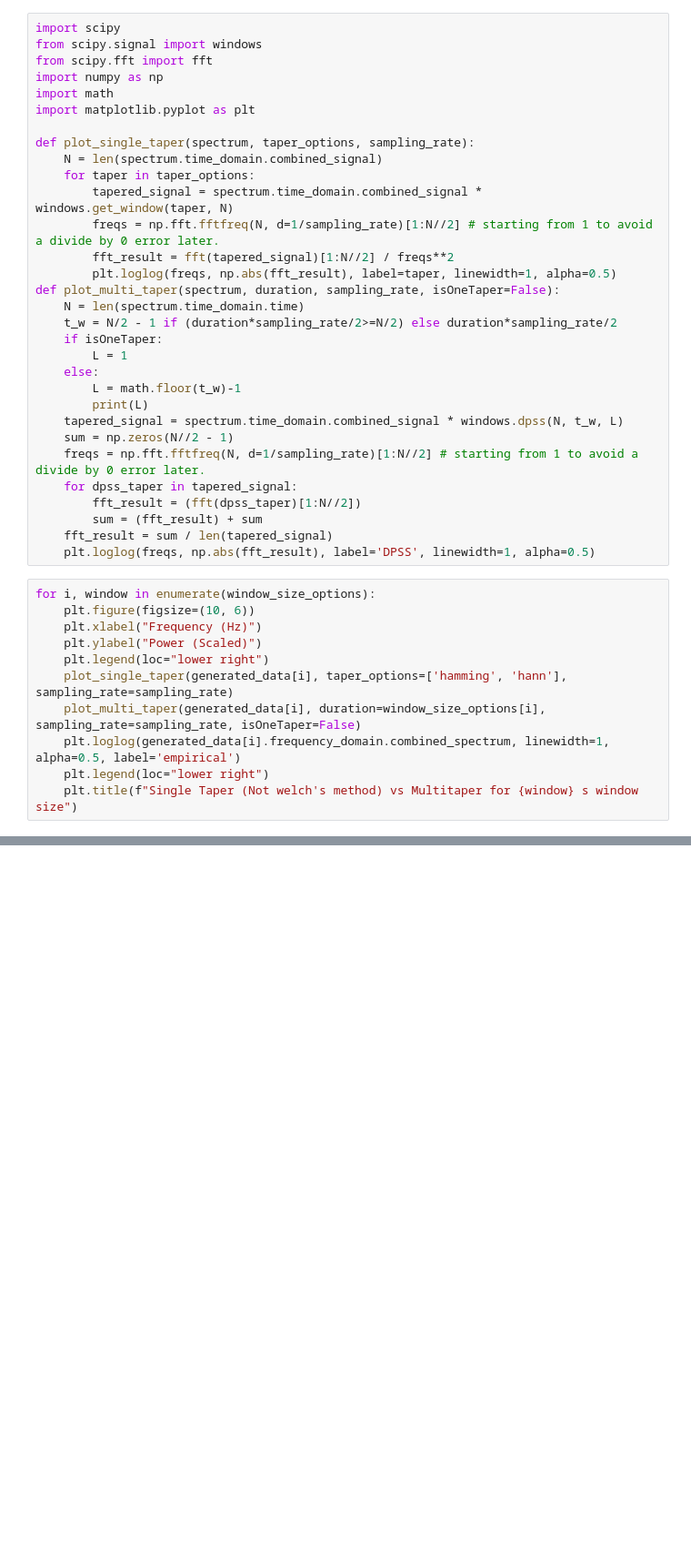
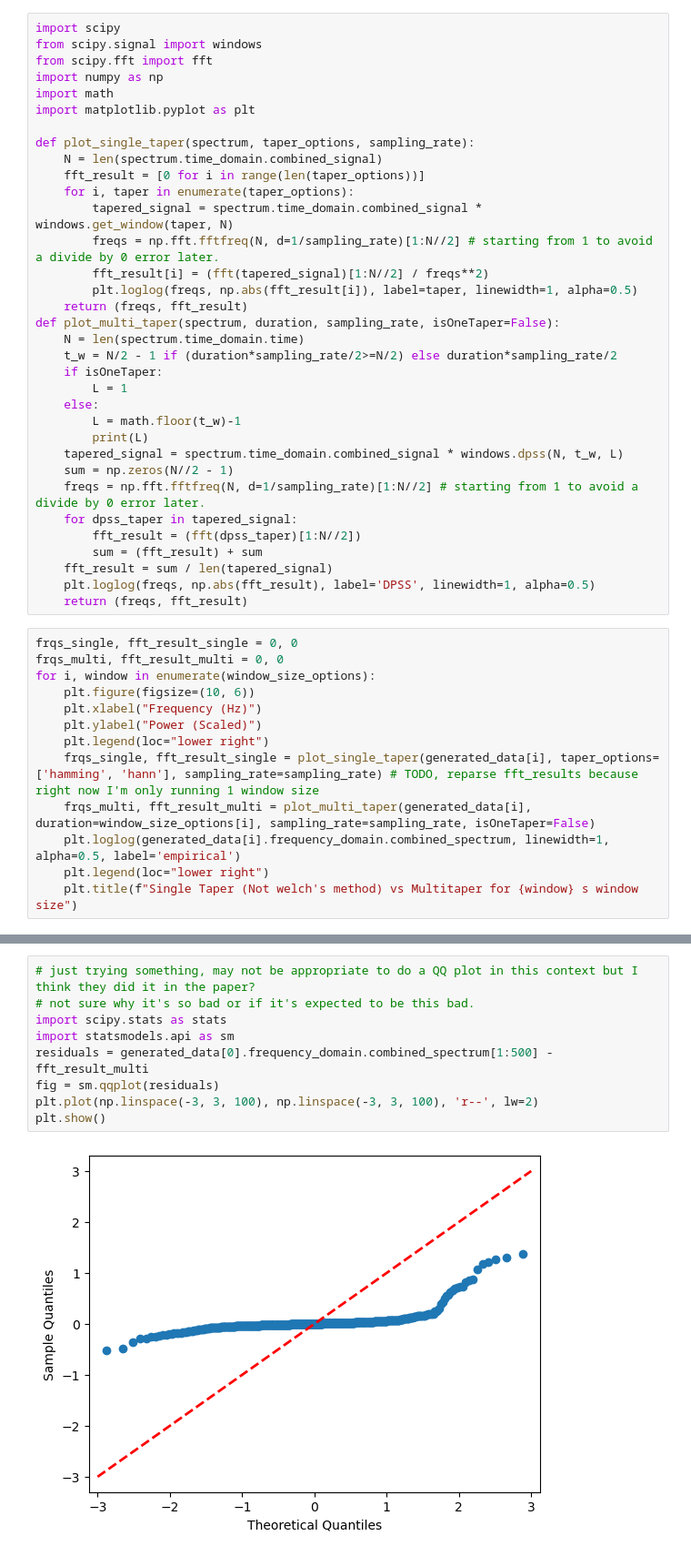
Before and after one commit to anika-kum/spectral-analysis-comparison, a Jupyter notebook: notebook.ipynb, the cells around one changed output, grey strips where cells are left out. Shown at 91% size. Drawn from its saved outputs; the diff is of its cells as text; blank space fills up the shorter version.

```diff
--- a/notebook.ipynb
+++ b/notebook.ipynb
@@ -33,11 +33,13 @@ import matplotlib.pyplot as plt
 
 def plot_single_taper(spectrum, taper_options, sampling_rate):
     N = len(spectrum.time_domain.combined_signal)
-    for taper in taper_options:
+    fft_result = [0 for i in range(len(taper_options))]
+    for i, taper in enumerate(taper_options):
         tapered_signal = spectrum.time_domain.combined_signal * windows.get_window(taper, N)
         freqs = np.fft.fftfreq(N, d=1/sampling_rate)[1:N//2] # starting from 1 to avoid a divide by 0 error later.
-        fft_result = fft(tapered_signal)[1:N//2] / freqs**2
-        plt.loglog(freqs, np.abs(fft_result), label=taper, linewidth=1, alpha=0.5)
+        fft_result[i] = (fft(tapered_signal)[1:N//2] / freqs**2)
+        plt.loglog(freqs, np.abs(fft_result[i]), label=taper, linewidth=1, alpha=0.5)
+    return (freqs, fft_result)
 def plot_multi_taper(spectrum, duration, sampling_rate, isOneTaper=False):
     N = len(spectrum.time_domain.time)
     t_w = N/2 - 1 if (duration*sampling_rate/2>=N/2) else duration*sampling_rate/2
@@ -54,14 +56,17 @@ def plot_multi_taper(spectrum, duration, sampling_rate, isOneTaper=False):
         sum = (fft_result) + sum
     fft_result = sum / len(tapered_signal)
     plt.loglog(freqs, np.abs(fft_result), label='DPSS', linewidth=1, alpha=0.5)
+    return (freqs, fft_result)
 # %%
+frqs_single, fft_result_single = 0, 0
+frqs_multi, fft_result_multi = 0, 0
 for i, window in enumerate(window_size_options):
     plt.figure(figsize=(10, 6))
     plt.xlabel("Frequency (Hz)")
     plt.ylabel("Power (Scaled)")
     plt.legend(loc="lower right")
-    plot_single_taper(generated_data[i], taper_options=['hamming', 'hann'], sampling_rate=sampling_rate)
-    plot_multi_taper(generated_data[i], duration=window_size_options[i], sampling_rate=sampling_rate, isOneTaper=False)
+    frqs_single, fft_result_single = plot_single_taper(generated_data[i], taper_options=['hamming', 'hann'], sampling_rate=sampling_rate) # TODO, reparse fft_results because right now I'm only running 1 window size
+    frqs_multi, fft_result_multi = plot_multi_taper(generated_data[i], duration=window_size_options[i], sampling_rate=sampling_rate, isOneTaper=False)
     plt.loglog(generated_data[i].frequency_domain.combined_spectrum, linewidth=1, alpha=0.5, label='empirical')
     plt.legend(loc="lower right")
     plt.title(f"Single Taper (Not welch's method) vs Multitaper for {window} s window size")
@@ -76,0 +76,11 @@ for i, window in enumerate(window_size_options):
+# %%
+# just trying something, may not be appropriate to do a QQ plot in this context but I think they did it in the paper?
+# not sure why it's so bad or if it's expected to be this bad.
+import scipy.stats as stats
+import statsmodels.api as sm
+residuals = generated_data[0].frequency_domain.combined_spectrum[1:500] - fft_result_multi
+fig = sm.qqplot(residuals)
+plt.plot(np.linspace(-3, 3, 100), np.linspace(-3, 3, 100), 'r--', lw=2)
+plt.show()
+# %% [output]
+[figure, added]
```
Also changed, not shown: parts of 2 cells of this notebook.
